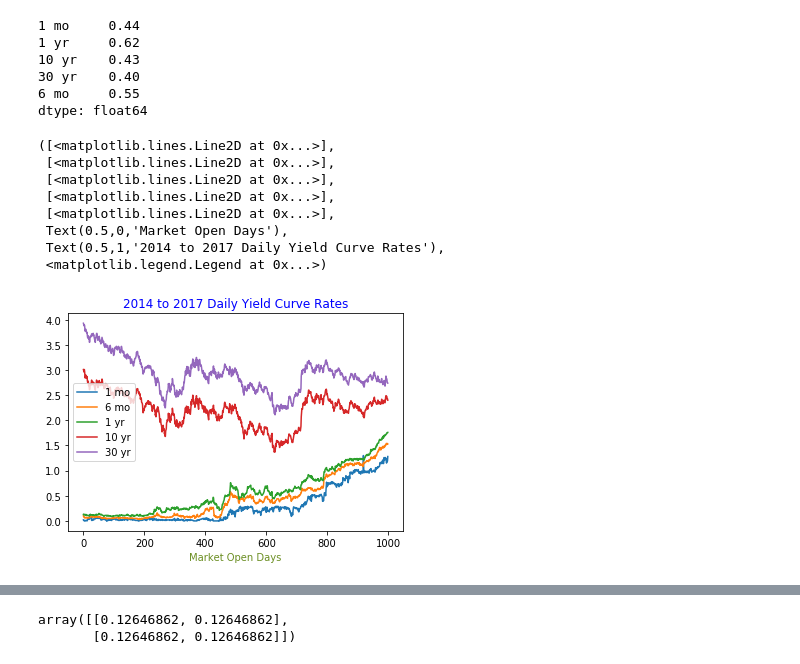
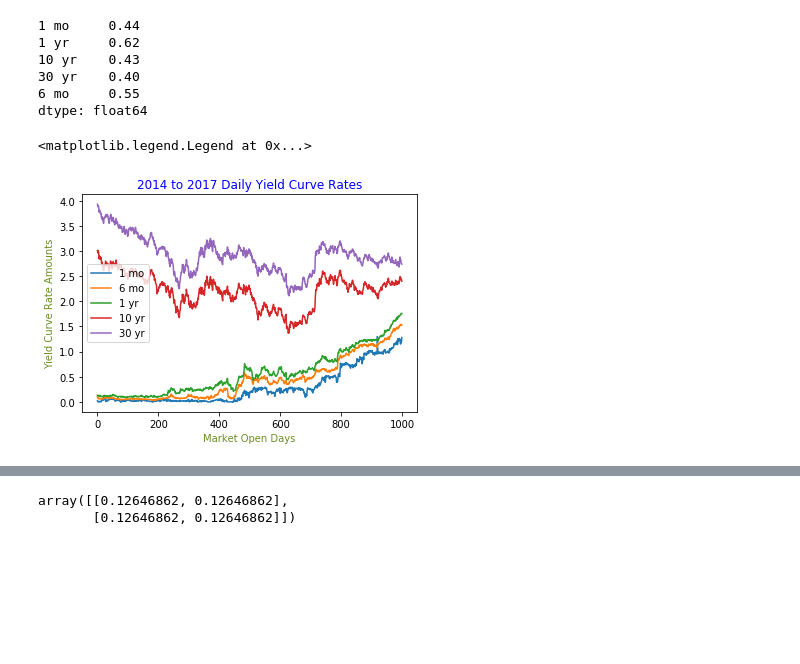
Before and after one commit to sarilacivert/Prep-for-Data-Science, a Jupyter notebook: DSP_JohnFoxworthy.ipynb, the cells around one changed output, grey strips where cells are left out. Saved outputs shown, nothing was run; the diff lists cells and outputs as text; code cells hidden in the pictures; blank space fills up the shorter version.

```diff
--- a/DSP_JohnFoxworthy.ipynb
+++ b/DSP_JohnFoxworthy.ipynb
@@ -94,15 +79,16 @@ dtype: float64
 # %%
 one_month, six_month, one_year, ten_year, thirty_year  = df.loc[:,'1 mo'], df.loc[:,'6 mo'], df.loc[:,'1 yr'], df.loc[:,'10 yr'], df.loc[:,'30 yr']
 # %%
-plt.plot(one_month), plt.plot(six_month), plt.plot(one_year), plt.plot(ten_year), plt.plot(thirty_year), plt.xlabel('Market Open Days',color='olivedrab'), plt.title('2014 to 2017 Daily Yield Curve Rates', color='blue'),plt.legend()
+plt.plot(one_month)
+plt.plot(six_month)
+plt.plot(one_year)
+plt.plot(ten_year)
+plt.plot(thirty_year)
+plt.xlabel('Market Open Days',color='olivedrab')
+plt.title('2014 to 2017 Daily Yield Curve Rates', color='blue')
+plt.ylabel('Yield Curve Rate Amounts', color='olivedrab')
+plt.legend()
 # %% [output]
-([<matplotlib.lines.Line2D at 0x...>],
- [<matplotlib.lines.Line2D at 0x...>],
- [<matplotlib.lines.Line2D at 0x...>],
- [<matplotlib.lines.Line2D at 0x...>],
- [<matplotlib.lines.Line2D at 0x...>],
- Text(0.5,0,'Market Open Days'),
- Text(0.5,1,'2014 to 2017 Daily Yield Curve Rates'),
- <matplotlib.legend.Legend at 0x...>)
+<matplotlib.legend.Legend at 0x...>
-[figure, old version]
+[figure, new version]
 # %%
```
Also changed, not shown: parts of 11 cells of this notebook.
